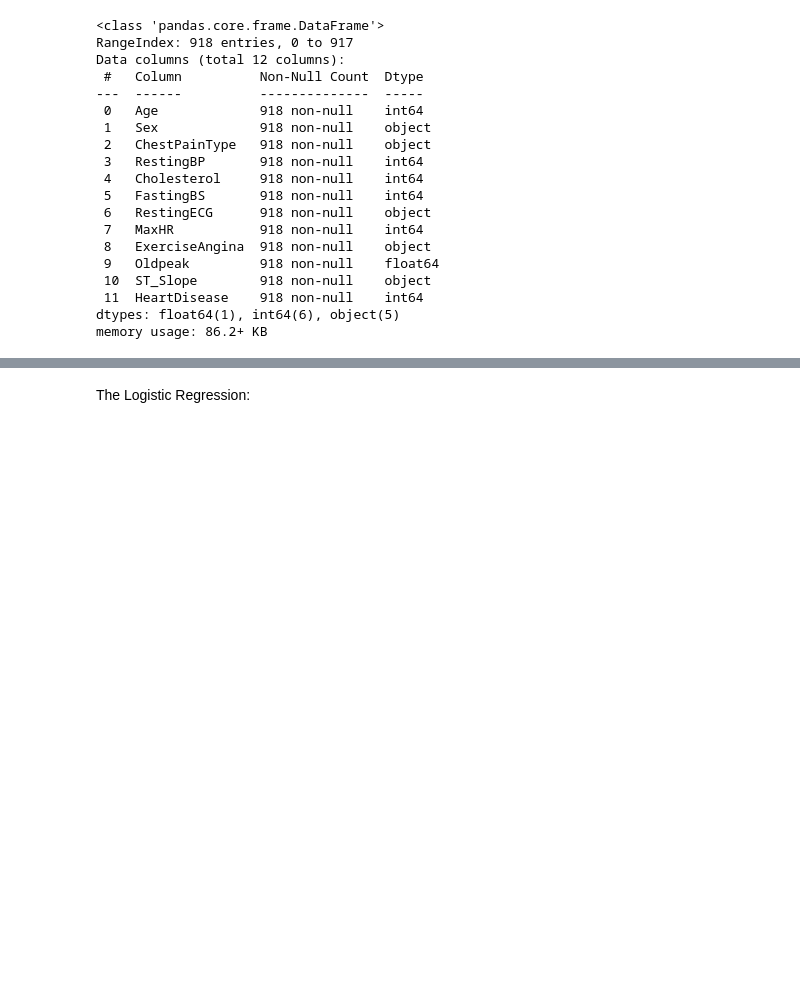
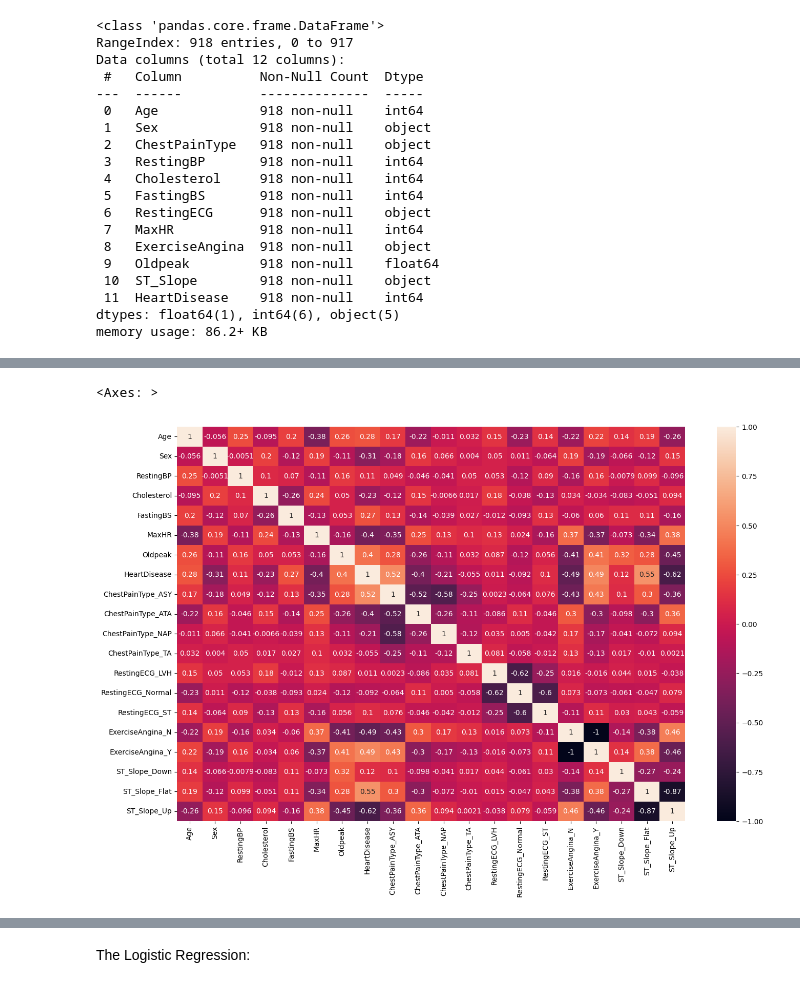
Before and after one commit to Alisizationed/sigmoid_homeworks, a Jupyter notebook: hw_4_logistic_regression/Sigmoid_HW_4.ipynb, the cells around one changed output, grey strips where cells are left out. Cells and saved outputs as stored; diff of their text form; code cells hidden in the pictures; blank space fills up the shorter version.

```diff
--- a/hw_4_logistic_regression/Sigmoid_HW_4.ipynb
+++ b/hw_4_logistic_regression/Sigmoid_HW_4.ipynb
@@ -83,0 +108,6 @@ Studying correlation between features.
+# %%
+plt.figure(figsize=(16, 10))
+sns.heatmap(df.corr(), annot=True)
+# %% [output]
+<Axes: >
+[figure, added]
```
Also changed, not shown: parts of 57 cells of this notebook.
